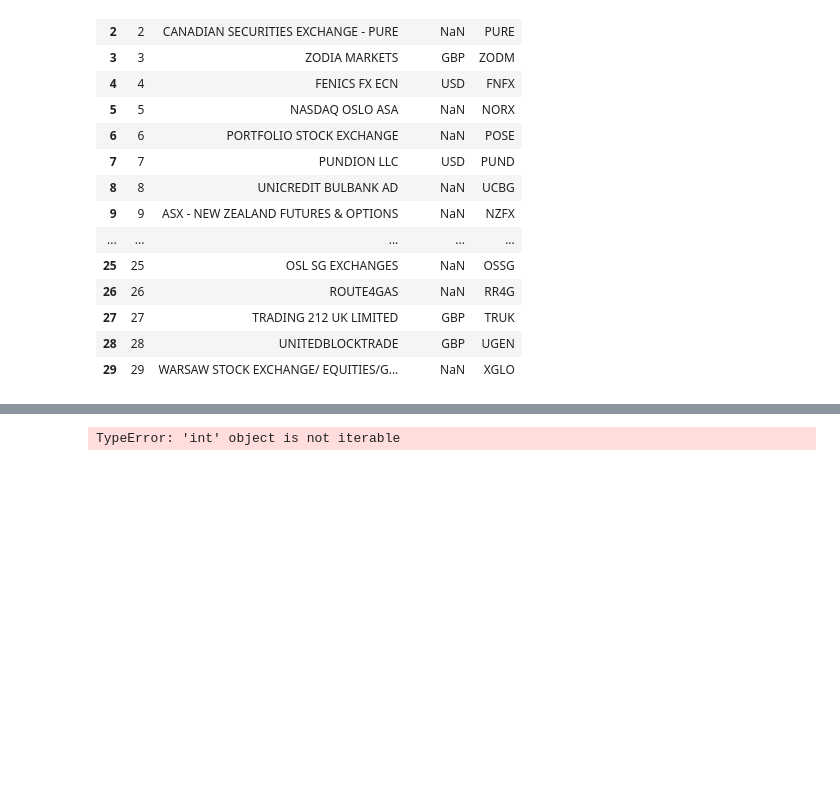
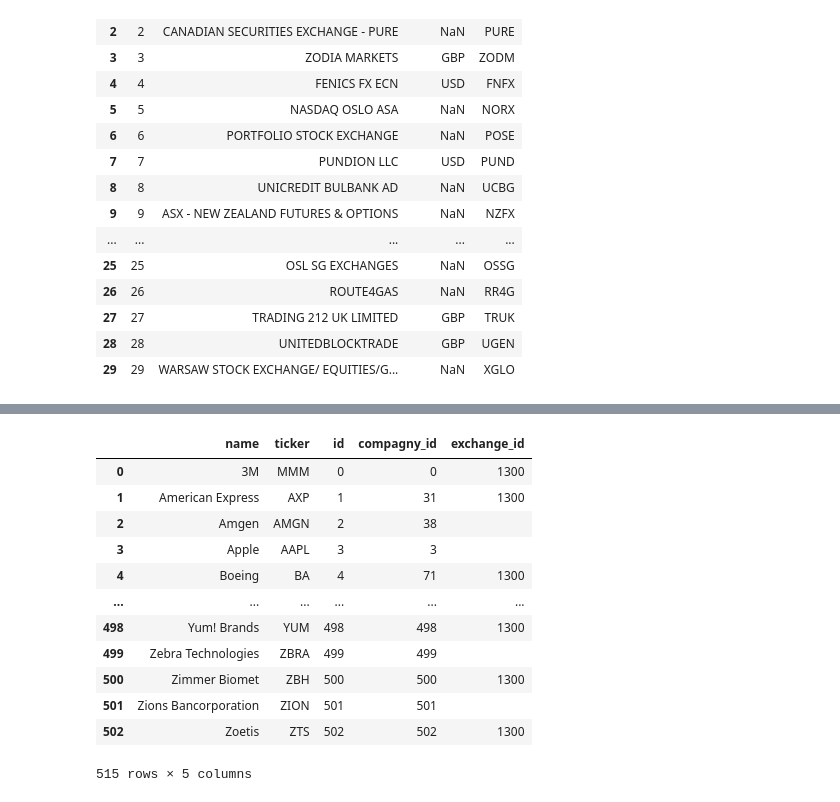
Before and after one commit to marlierecharlie/Brief_10_financial_market_database, a Jupyter notebook: Requete_sql_simplon.ipynb, the cells around one changed output, grey strips where cells are left out. Drawn from its saved outputs; the diff is of its cells as text; code cells hidden in the pictures; blank space fills up the shorter version.

```diff
--- a/Requete_sql_simplon.ipynb
+++ b/Requete_sql_simplon.ipynb
@@ -458,17 +445,24 @@ nasdaq.head()
 # %%
 #populate the exchange_id column : assign the correct exchange_id for each stock in the security table:
 # the exchange_id of the nyse stocks will be 1300
 #YOUR CODE
-a = 1300
-for i in len(nyse['Name']):
-
-    nyse['id']= i.append(1300)
-# nyse_id_mapper = dict(zip(nyse['Name'], nyse['id']))
-# security_table['exchange_id']=nyse['Name'].map(security_id_mapper)
-# security_table
-nyse['id']=1
+security_table["exchange_id"] = np.where(security_table["ticker"].isin(nyse["Symbol"].values), 1300, ""
+)
+security_table
 # %% [output]
+|  | name | ticker | id | compagny_id | exchange_id |
+| 0 | 3M | MMM | 0 | 0 | 1300 |
+| 1 | American Express | AXP | 1 | 31 | 1300 |
+| 2 | Amgen | AMGN | 2 | 38 |  |
+| 3 | Apple | AAPL | 3 | 3 |  |
+| 4 | Boeing | BA | 4 | 71 | 1300 |
+| ... | ... | ... | ... | ... | ... |
+| 498 | Yum! Brands | YUM | 498 | 498 | 1300 |
+| 499 | Zebra Technologies | ZBRA | 499 | 499 |  |
+| 500 | Zimmer Biomet | ZBH | 500 | 500 | 1300 |
+| 501 | Zions Bancorporation | ZION | 501 | 501 |  |
+| 502 | Zoetis | ZTS | 502 | 502 | 1300 |
-TypeError: 'int' object is not iterable
+515 rows × 5 columns
 # %%
 #populate the exchange_id column : assign the correct exchange_id for each stock in the security table:
 # the exchange_id of  will be 1300 for the nyse stocks and 367 for the nasdaq stocks
```
Also changed, not shown: parts of 17 cells of this notebook, 2 other files.
